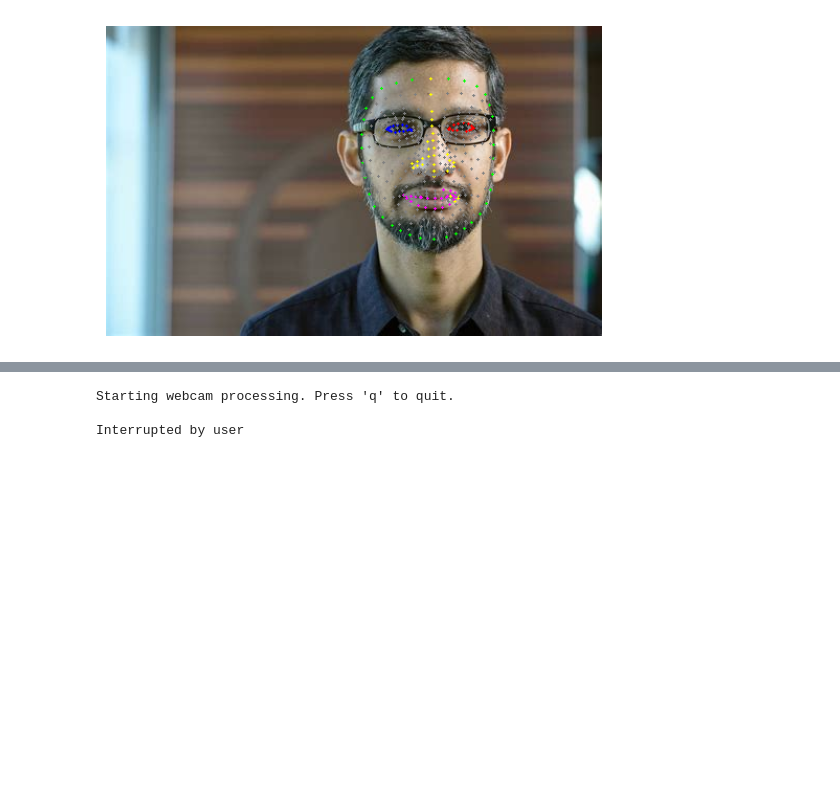
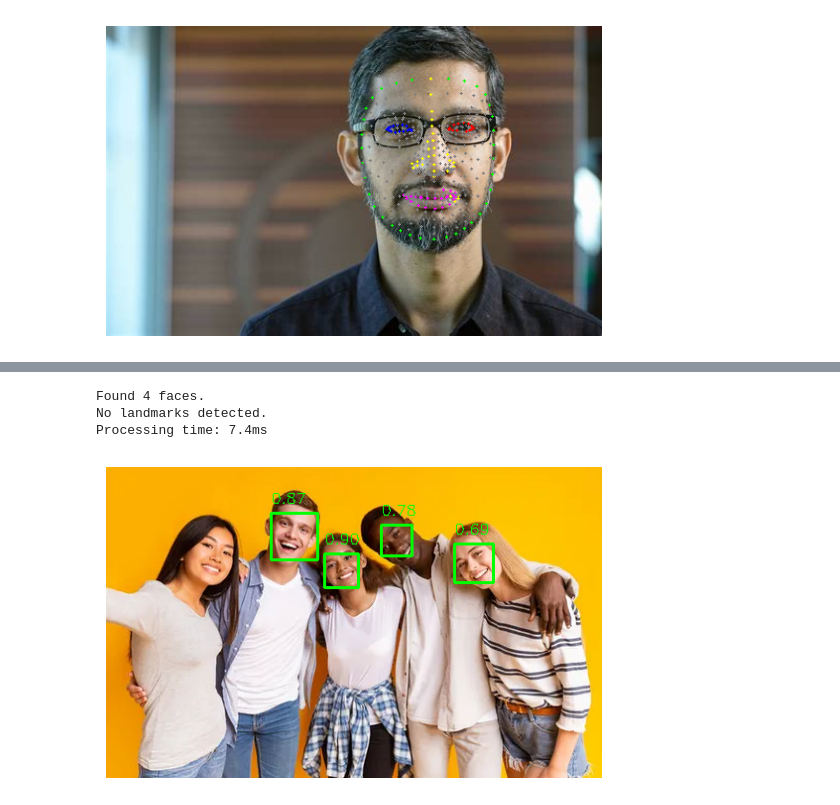
Before and after one commit to NoBlackBoxes/LastBlackBox, a Jupyter notebook: course/versions/ai-workshops/02_vision/_resources/notebooks/04_ai_facial_tracking.ipynb, the cells around one changed output, grey strips where cells are left out. Drawn from its saved outputs; the diff is of its cells as text; code cells hidden in the pictures; blank space fills up the shorter version.

```diff
--- a/course/versions/ai-workshops/02_vision/_resources/notebooks/04_ai_facial_tracking.ipynb
+++ b/course/versions/ai-workshops/02_vision/_resources/notebooks/04_ai_facial_tracking.ipynb
@@ -89,6 +89,22 @@ Processing time: 15.0ms
-# %%
-model.process_webcam()
-# %% [output]
-Starting webcam processing. Press 'q' to quit.
-
-Interrupted by user
+# %%
+# Now with an image that contains multiple faces...
+img = cv2.imread("../pictures/group_photo.webp")
+result = model.process_image(img)
+
+# Access results
+print(f"Found {len(result.faces)} face{'s' if len(result.faces) != 1 else ''}.")
+if not result.landmarks:
+    print(f"No landmarks detected.")
+else:
+    print(f"Found {len(result.landmarks[0].landmarks)} landmarks.")
+print(f"Processing time: {result.processing_time*1000:.1f}ms")
+
+# Show results
+plt.imshow(cv2.cvtColor(result.processed_image, cv2.COLOR_BGR2RGB))
+plt.axis("off")
+plt.show()
+# %% [output]
+Found 4 faces.
+No landmarks detected.
+Processing time: 7.4ms
+[figure, added]
```
Also changed, not shown: parts of 4 cells of this notebook, 2 other files.
